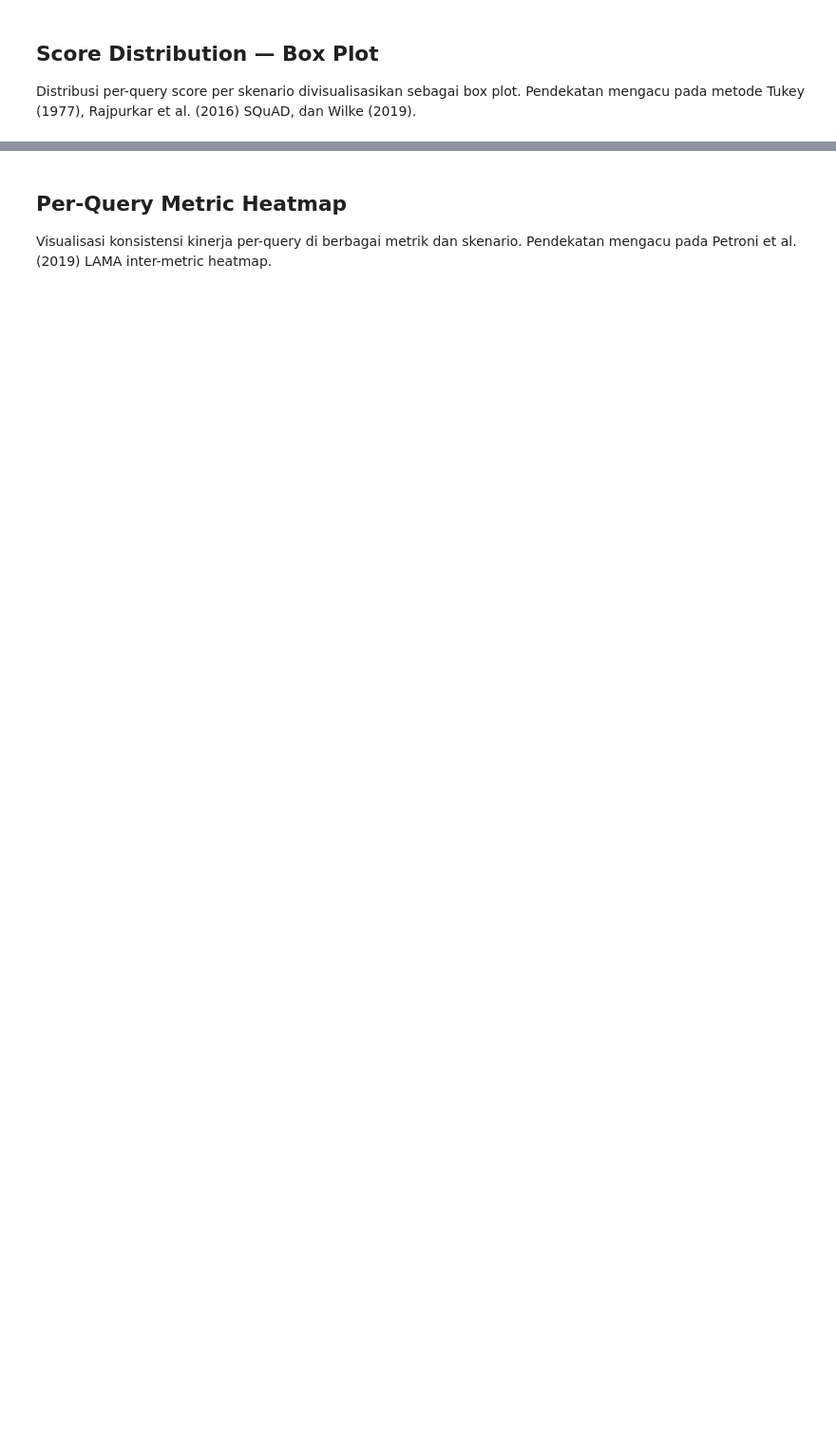
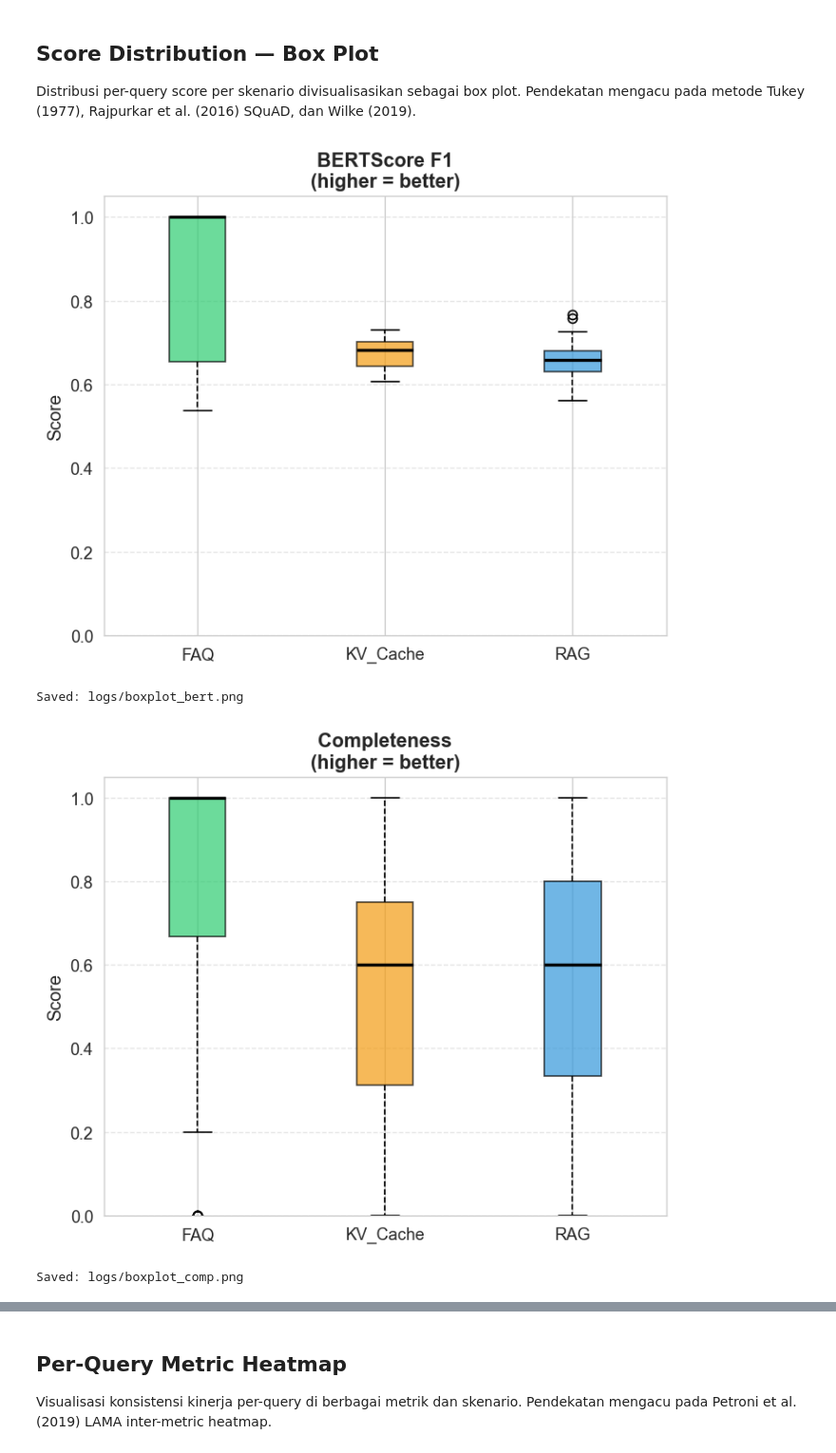
Before and after one commit to samuelsitio26/llm-chatbot-RAG-CAG, a Jupyter notebook: notebooks/Evaluate.ipynb, the cells around one changed output, grey strips where cells are left out. Shown at 95% size. Saved outputs shown, nothing was run; the diff lists cells and outputs as text; code cells hidden in the pictures; blank space fills up the shorter version.

```diff
--- a/notebooks/Evaluate.ipynb
+++ b/notebooks/Evaluate.ipynb
@@ -1685,12 +2285,11 @@ Pendekatan mengacu pada metode Tukey (1977), Rajpurkar et al. (2016) SQuAD, dan
 #   Wilke, C.O. (2019). Fundamentals of Data Visualization. O'Reilly Media.
 #   https://clauswilke.com/dataviz/
 #
-# Metrik (higher-is-better kecuali Hallucination & Irrelevancy):
+# Token F1 dihapus — BERTScore F1 digunakan sebagai metrik kualitas teks utama.
 
 _box_metrics = [
     ('bert',   'BERTScore F1',  True),
     ('comp',   'Completeness',  True),
-    ('tf1',    'Token F1',      True),
     ('rel',    'Relevance',     True),
     ('hall',   'Hallucination', False),   # lower = better
     ('irr',    'Irrelevancy',   False),   # lower = better
@@ -1735,7 +2334,7 @@ for mkey, mlabel, higher_better in _box_metrics:
     plt.show()
     print(f"Saved: logs/boxplot_{mkey}.png")
 
-# ── Combined overview (2×3 grid) ─────────────────────────────────────────
+# ── Combined overview (2×3 grid, 5 metrics — 1 panel kosong) ─────────────
 fig, axes = plt.subplots(2, 3, figsize=(16, 9))
 fig.suptitle('Score Distribution per Scenario (Box Plots)', fontsize=13, fontweight='bold')
 
@@ -1752,30 +2351,38 @@ for ax, (mkey, mlabel, higher_better) in zip(axes.flat, _box_metrics):
         vals_clean = [v for v in vals_clean if v == v]  # drop NaN
         if vals_clean:
             data_series.append(vals_clean)
             labels_bp.append(scen)
             colors_bp.append(_scen_colors.get(scen, '#95a5a6'))
 
     if not data_series:
         ax.set_visible(False)
         continue
 
     bp = ax.boxplot(
         data_series, patch_artist=True, notch=False,
         medianprops=dict(color='black', linewidth=2),
         whiskerprops=dict(linestyle='--'),
     )
     for patch, color in zip(bp['boxes'], colors_bp):
         patch.set_facecolor(color)
         patch.set_alpha(0.7)
 
     ax.set_xticklabels(labels_bp, fontsize=9)
     direction = 'higher=better' if higher_better else 'lower=better'
     ax.set_title(f'{mlabel}\n({direction})', fontsize=10, fontweight='bold')
     ax.set_ylabel('Score', fontsize=9)
     ax.yaxis.grid(True, linestyle='--', alpha=0.5)
     ax.set_ylim(0, 1.05)
 
+# Sembunyikan panel ke-6 yang tidak terpakai
+axes.flat[-1].set_visible(False)
+
 plt.tight_layout()
 plt.savefig('../logs/boxplot_distribution.png', dpi=300, bbox_inches='tight')
 plt.show()
 print("Saved: logs/boxplot_distribution.png (overview)")
+# %% [output]
+[figure, added]
+Saved: logs/boxplot_bert.png
+[figure, added]
+Saved: logs/boxplot_comp.png
```
Also changed, not shown: parts of 26 cells of this notebook, 42 other files.
